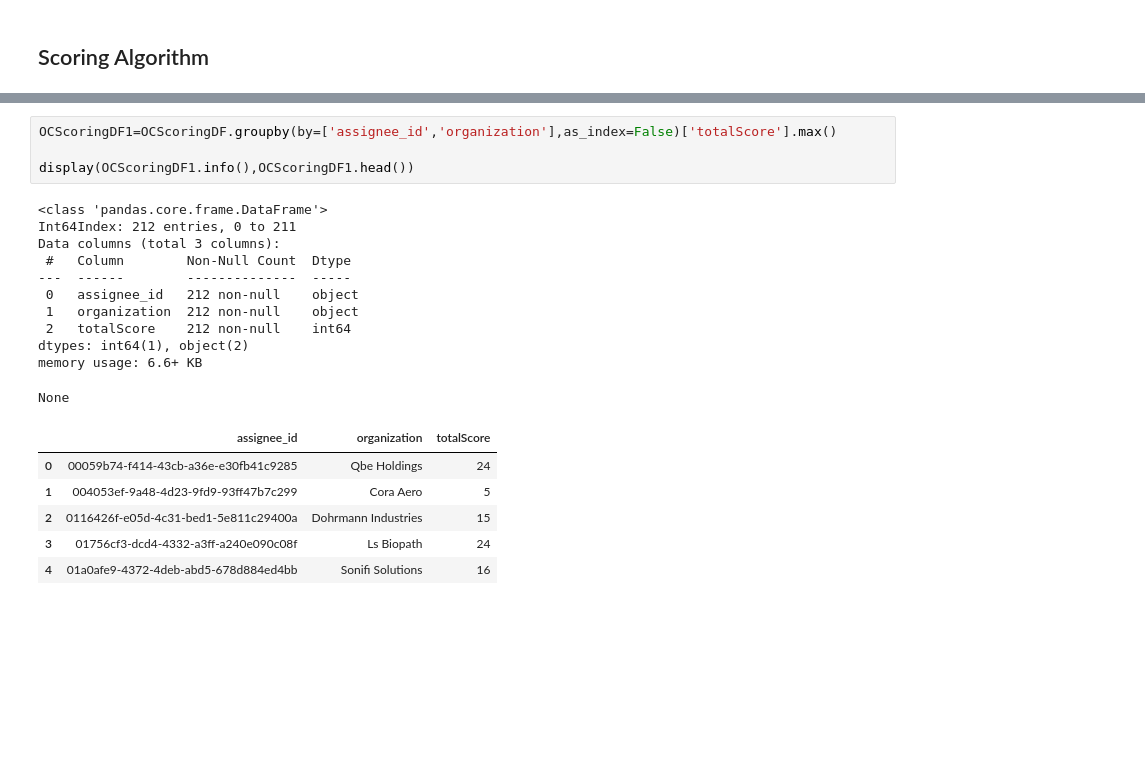
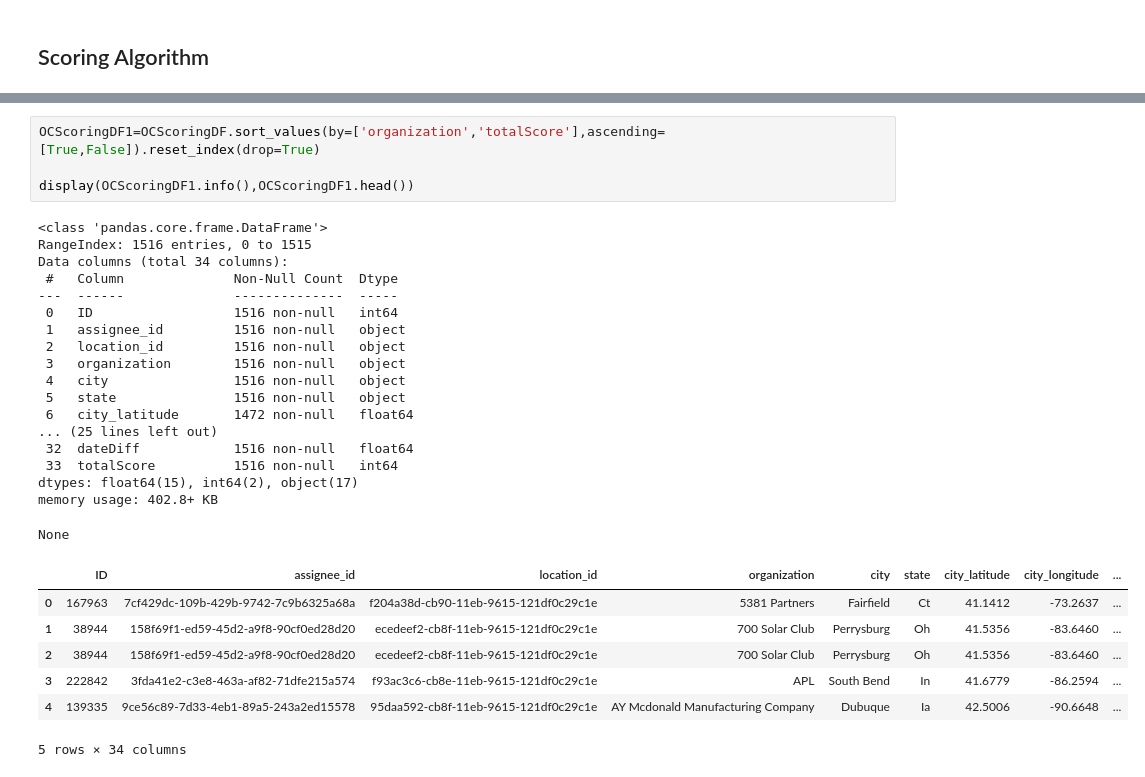
Before and after one commit to jc2568/PatentsView_OC, a Jupyter notebook: Score OpenCorporates Data With No States.ipynb, the cells around one changed output, grey strips where cells are left out. Cells and saved outputs as stored; diff of their text form; blank space fills up the shorter version.

```diff
--- a/Score OpenCorporates Data With No States.ipynb
+++ b/Score OpenCorporates Data With No States.ipynb
@@ -230,23 +261,31 @@ None
 # %%
-OCScoringDF1=OCScoringDF.groupby(by=['assignee_id','organization'],as_index=False)['totalScore'].max()
+OCScoringDF1=OCScoringDF.sort_values(by=['organization','totalScore'],ascending=[True,False]).reset_index(drop=True)
 
 display(OCScoringDF1.info(),OCScoringDF1.head())
 # %% [output]
 <class 'pandas.core.frame.DataFrame'>
-Int64Index: 212 entries, 0 to 211
-Data columns (total 3 columns):
- #   Column        Non-Null Count  Dtype
----  ------        --------------  -----
- 0   assignee_id   212 non-null    object
- 1   organization  212 non-null    object
- 2   totalScore    212 non-null    int64
-dtypes: int64(1), object(2)
-memory usage: 6.6+ KB
+RangeIndex: 1516 entries, 0 to 1515
+Data columns (total 34 columns):
+ #   Column              Non-Null Count  Dtype
+---  ------              --------------  -----
+ 0   ID                  1516 non-null   int64
+ 1   assignee_id         1516 non-null   object
+ 2   location_id         1516 non-null   object
+ 3   organization        1516 non-null   object
+ 4   city                1516 non-null   object
+ 5   state               1516 non-null   object
+ 6   city_latitude       1472 non-null   float64
+... (25 lines left out)
+ 32  dateDiff            1516 non-null   float64
+ 33  totalScore          1516 non-null   int64
+dtypes: float64(15), int64(2), object(17)
+memory usage: 402.8+ KB
 None
-|  | assignee_id | organization | totalScore |
-| 0 | 00059b74-f414-43cb-a36e-e30fb41c9285 | Qbe Holdings | 24 |
-| 1 | 004053ef-9a48-4d23-9fd9-93ff47b7c299 | Cora Aero | 5 |
-| 2 | 0116426f-e05d-4c31-bed1-5e811c29400a | Dohrmann Industries | 15 |
-| 3 | 01756cf3-dcd4-4332-a3ff-a240e090c08f | Ls Biopath | 24 |
-| 4 | 01a0afe9-4372-4deb-abd5-678d884ed4bb | Sonifi Solutions | 16 |
+|  | ID | assignee_id | location_id | organization | city | state | city_latitude | city_longitude | ... |
+| 0 | 167963 | 7cf429dc-109b-429b-9742-7c9b6325a68a | f204a38d-cb90-11eb-9615-121df0c29c1e | 5381 Partners | Fairfield | Ct | 41.1412 | -73.2637 | ... |
+| 1 | 38944 | 158f69f1-ed59-45d2-a9f8-90cf0ed28d20 | ecedeef2-cb8f-11eb-9615-121df0c29c1e | 700 Solar Club | Perrysburg | Oh | 41.5356 | -83.6460 | ... |
+| 2 | 38944 | 158f69f1-ed59-45d2-a9f8-90cf0ed28d20 | ecedeef2-cb8f-11eb-9615-121df0c29c1e | 700 Solar Club | Perrysburg | Oh | 41.5356 | -83.6460 | ... |
+| 3 | 222842 | 3fda41e2-c3e8-463a-af82-71dfe215a574 | f93ac3c6-cb8e-11eb-9615-121df0c29c1e | APL | South Bend | In | 41.6779 | -86.2594 | ... |
+| 4 | 139335 | 9ce56c89-7d33-4eb1-89a5-243a2ed15578 | 95daa592-cb8f-11eb-9615-121df0c29c1e | AY Mcdonald Manufacturing Company | Dubuque | Ia | 42.5006 | -90.6648 | ... |
+5 rows × 34 columns
 # %%
```
Also changed, not shown: parts of 21 cells of this notebook, 1 other file.
